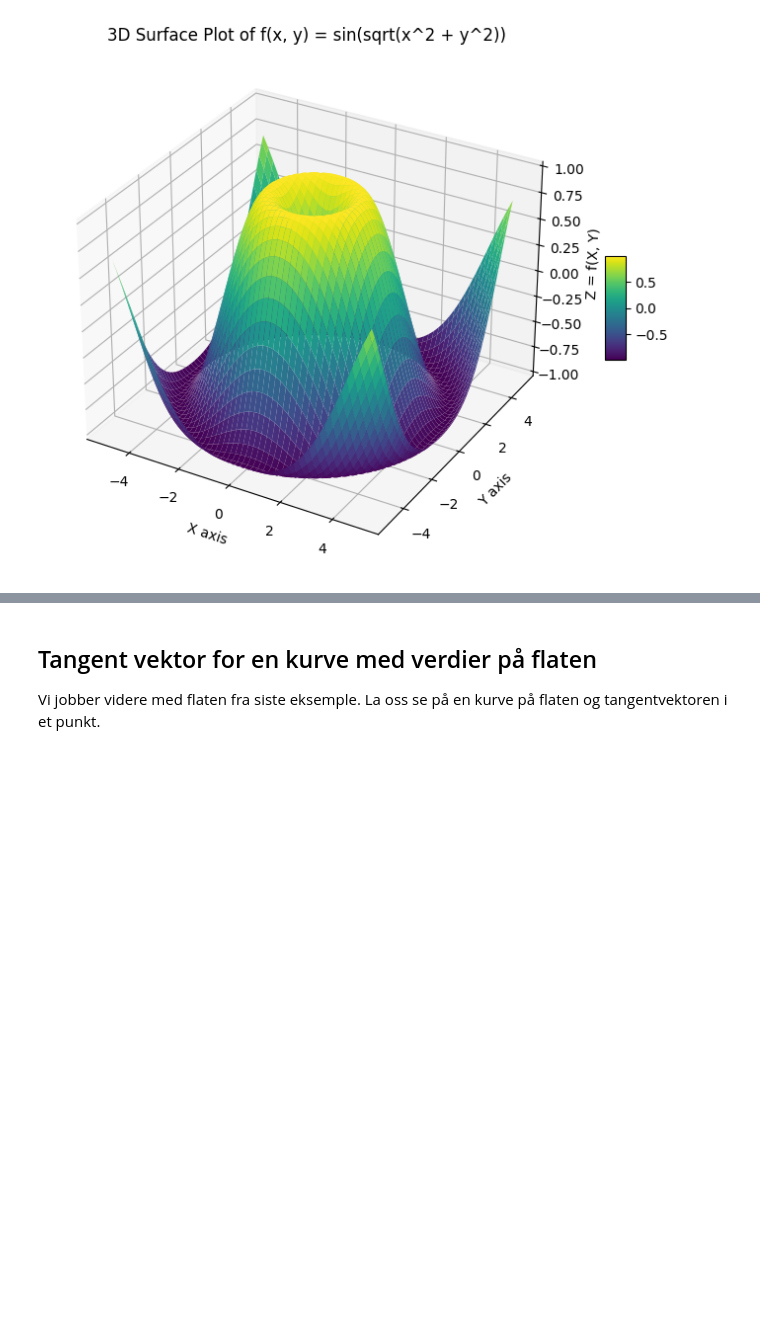
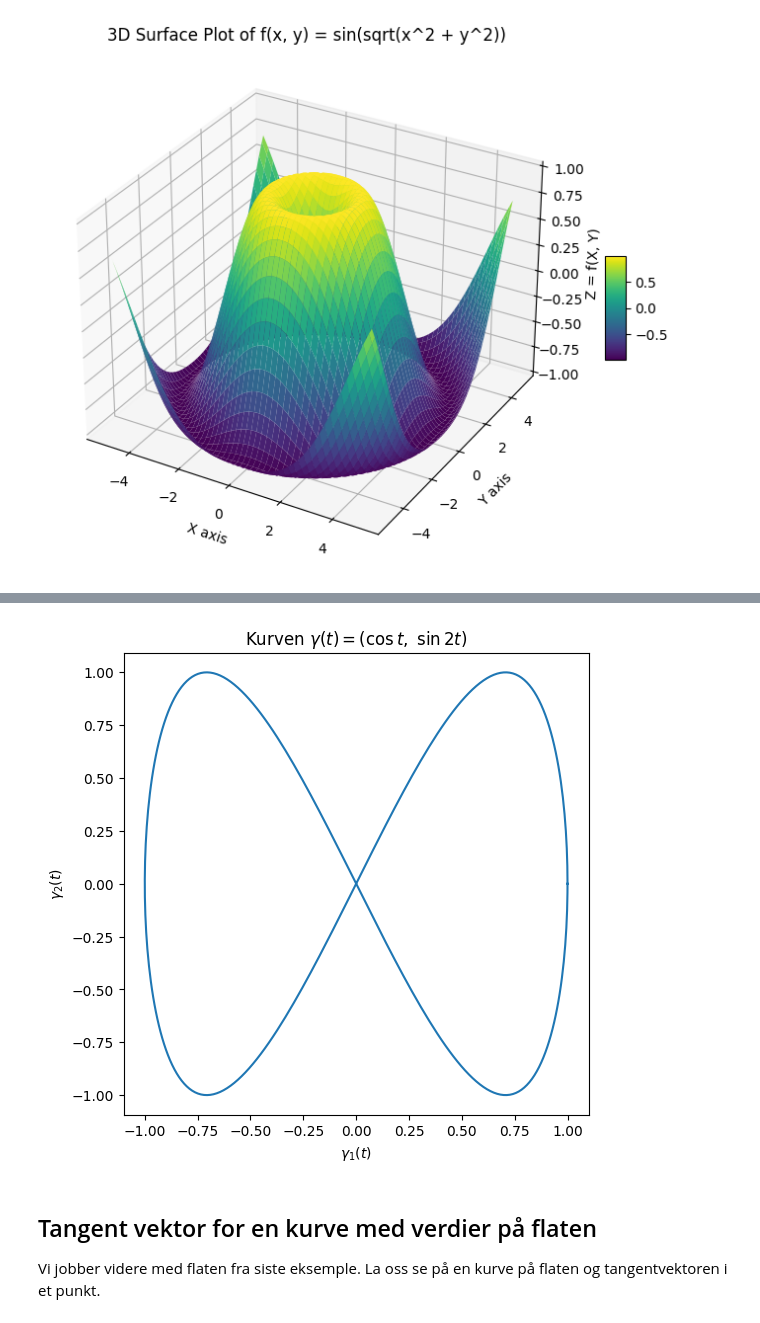
Before and after one commit to kosmoben/IMAA3012_TeachingMaterial, a Jupyter notebook: F2d_Flatevisualisering.ipynb, the cells around one changed output, grey strips where cells are left out. Drawn from its saved outputs; the diff is of its cells as text; code cells hidden in the pictures; blank space fills up the shorter version.

```diff
--- a/F2a_Flatevisualisering.ipynb
+++ b/F2d_Flatevisualisering.ipynb
@@ -51,3 +107,19 @@ plt.show()
+# %%
+# Parametrisert kurve: gamma(t) = (cos(t), sin(2t)),  t i [0, 2*pi]
+t = np.linspace(0, 2 * np.pi, 300)
+
+gamma_1 = np.cos(t)
+gamma_2 = np.sin(2 * t)
+
+plt.figure(figsize=(6, 6))
+plt.plot(gamma_1, gamma_2)
+plt.xlabel(r'$\gamma_1(t)$')
+plt.ylabel(r'$\gamma_2(t)$')
+plt.title(r'Kurven $\gamma(t) = (\cos t,\ \sin 2t)$')
+plt.axis('equal')
+plt.show()
+# %% [output]
+[figure, added]
 # %% [markdown]
 ## Tangent vektor for en kurve med verdier på flaten
 
```
Also changed, not shown: parts of 4 cells of this notebook, 9 other files.
